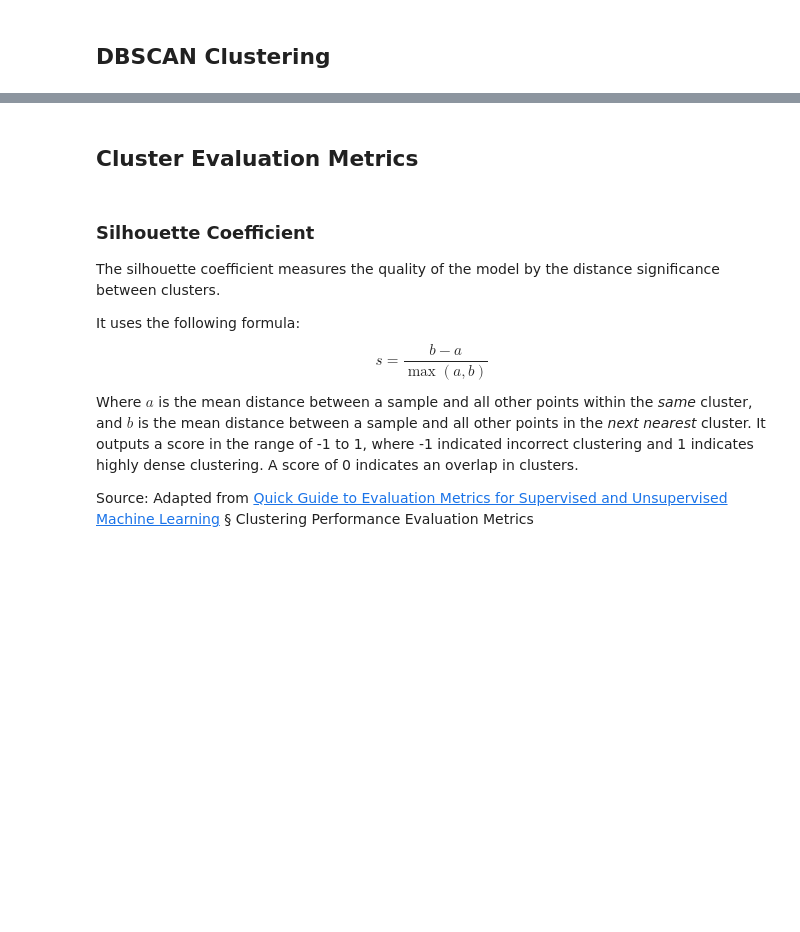
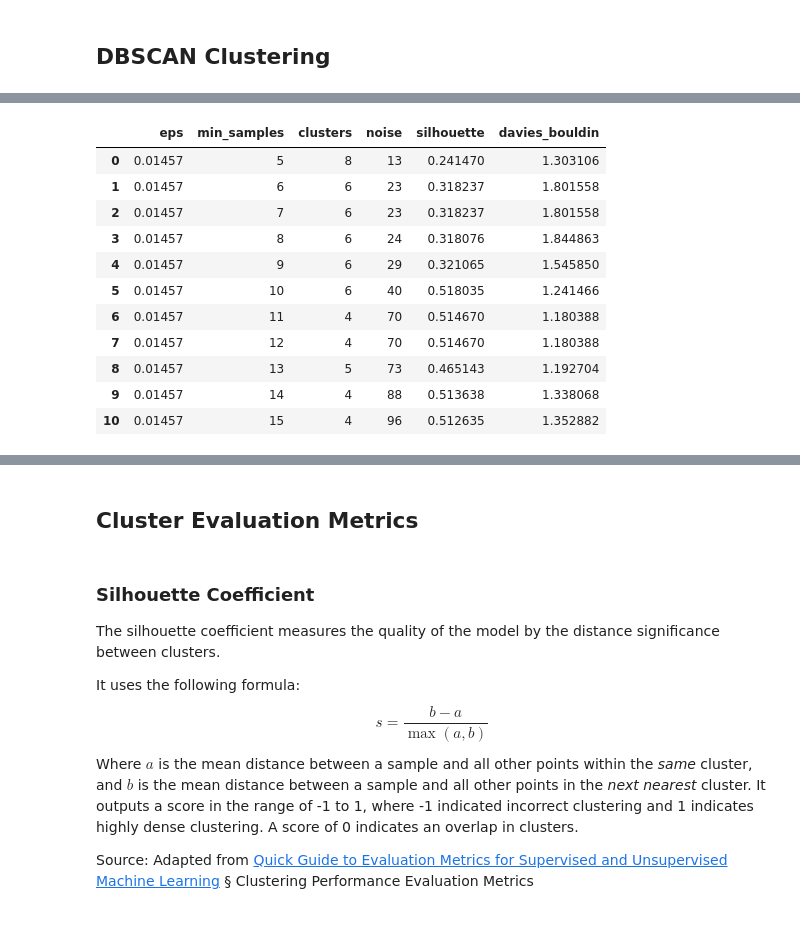
Before and after one commit to daveg1/Honours-Clustering-Telemetry, a Jupyter notebook: Python/2_dbscan_sgs.ipynb, the cells around one changed output, grey strips where cells are left out. Cells and saved outputs as stored; diff of their text form; code cells hidden in the pictures; blank space fills up the shorter version.

```diff
--- a/Python/2_dbscan_sgs.ipynb
+++ b/Python/2_dbscan_sgs.ipynb
@@ -81,0 +107,7 @@ Using eps=0.3 and min_samples=10
+# %%
+def avg(col):
+	return sum(col) / len(col)
+
+epsilon = abs(1 - (telemetry['Easting']) - (telemetry['Northing']) - (telemetry['WaterDepth']))
+epsilon = round(epsilon, 4)
+epsilon
@@ -118,0 +180,8 @@ Estimated number of noise points: 99
+# %%
+# Run grid search with the following options
+options = {
+	"eps": [epsilon/10],
+	"min_samples": range(5,16)
+}
+
+results = grid_search_dbscan(X, options, True)
@@ -118,0 +206,15 @@ Estimated number of noise points: 99
+# %%
+results
+# %% [output]
+|  | eps | min_samples | clusters | noise | silhouette | davies_bouldin |
+| 0 | 0.01457 | 5 | 8 | 13 | 0.241470 | 1.303106 |
+| 1 | 0.01457 | 6 | 6 | 23 | 0.318237 | 1.801558 |
+| 2 | 0.01457 | 7 | 6 | 23 | 0.318237 | 1.801558 |
+| 3 | 0.01457 | 8 | 6 | 24 | 0.318076 | 1.844863 |
+| 4 | 0.01457 | 9 | 6 | 29 | 0.321065 | 1.545850 |
+| 5 | 0.01457 | 10 | 6 | 40 | 0.518035 | 1.241466 |
+| 6 | 0.01457 | 11 | 4 | 70 | 0.514670 | 1.180388 |
+| 7 | 0.01457 | 12 | 4 | 70 | 0.514670 | 1.180388 |
+| 8 | 0.01457 | 13 | 5 | 73 | 0.465143 | 1.192704 |
+| 9 | 0.01457 | 14 | 4 | 88 | 0.513638 | 1.338068 |
+| 10 | 0.01457 | 15 | 4 | 96 | 0.512635 | 1.352882 |
```
Also changed, not shown: parts of 27 cells of this notebook, 1 other file.
